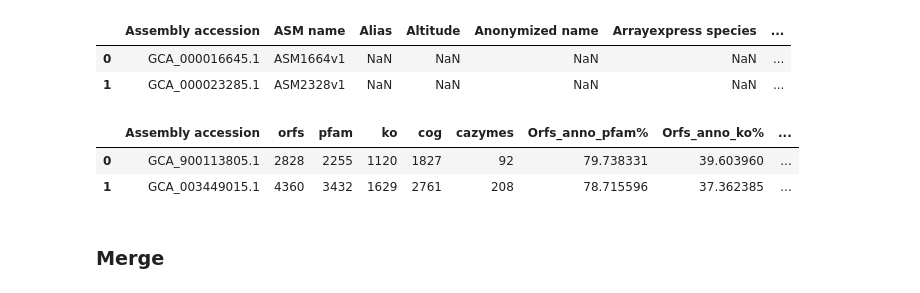
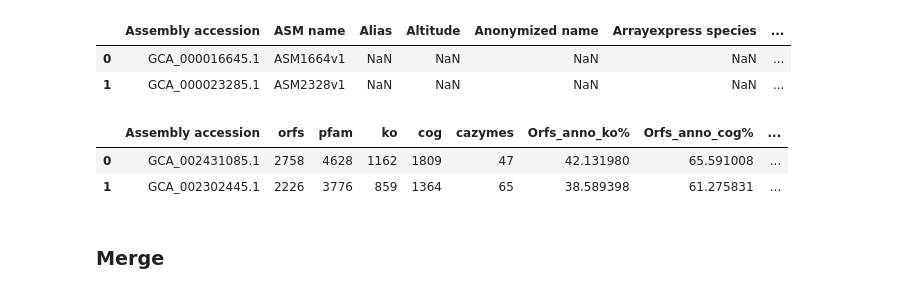
Before and after one commit to sandragodinhosilva/flavobacteriaceae_project, a Jupyter notebook: 4_Figures/SF2-3/MAGs.ipynb, the cells around one changed output. Cells and saved outputs as stored; diff of their text form; code cells hidden in the pictures.

```diff
--- a/4_Figures/SF2-3/MAGs.ipynb
+++ b/4_Figures/SF2-3/MAGs.ipynb
@@ -31,13 +31,13 @@ metadata.head(2)
 | 0 | GCA_000016645.1 | ASM1664v1 | NaN | NaN | NaN | NaN | ... |
 | 1 | GCA_000023285.1 | ASM2328v1 | NaN | NaN | NaN | NaN | ... |
 # %%
-statistics = pd.read_csv("/home/gomes/silva2/3_Annotation/Orf_annotation_Outputs/Statistics.csv")
+statistics = pd.read_csv("../../3_Annotation/Statistics.csv")
 statistics = statistics.rename(columns={"Unnamed: 0":"Assembly accession"})
 statistics.head(2)
 # %% [output]
-|  | Assembly accession | orfs | pfam | ko | cog | cazymes | Orfs_anno_pfam% | Orfs_anno_ko% | ... |
-| 0 | GCA_900113805.1 | 2828 | 2255 | 1120 | 1827 | 92 | 79.738331 | 39.603960 | ... |
-| 1 | GCA_003449015.1 | 4360 | 3432 | 1629 | 2761 | 208 | 78.715596 | 37.362385 | ... |
+|  | Assembly accession | orfs | pfam | ko | cog | cazymes | Orfs_anno_ko% | Orfs_anno_cog% | ... |
+| 0 | GCA_002431085.1 | 2758 | 4628 | 1162 | 1809 | 47 | 42.131980 | 65.591008 | ... |
+| 1 | GCA_002302445.1 | 2226 | 3776 | 859 | 1364 | 65 | 38.589398 | 61.275831 | ... |
 # %% [markdown]
 ### Merge
 # %%
```
Also changed, not shown: parts of 13 cells of this notebook, 20 other files.
